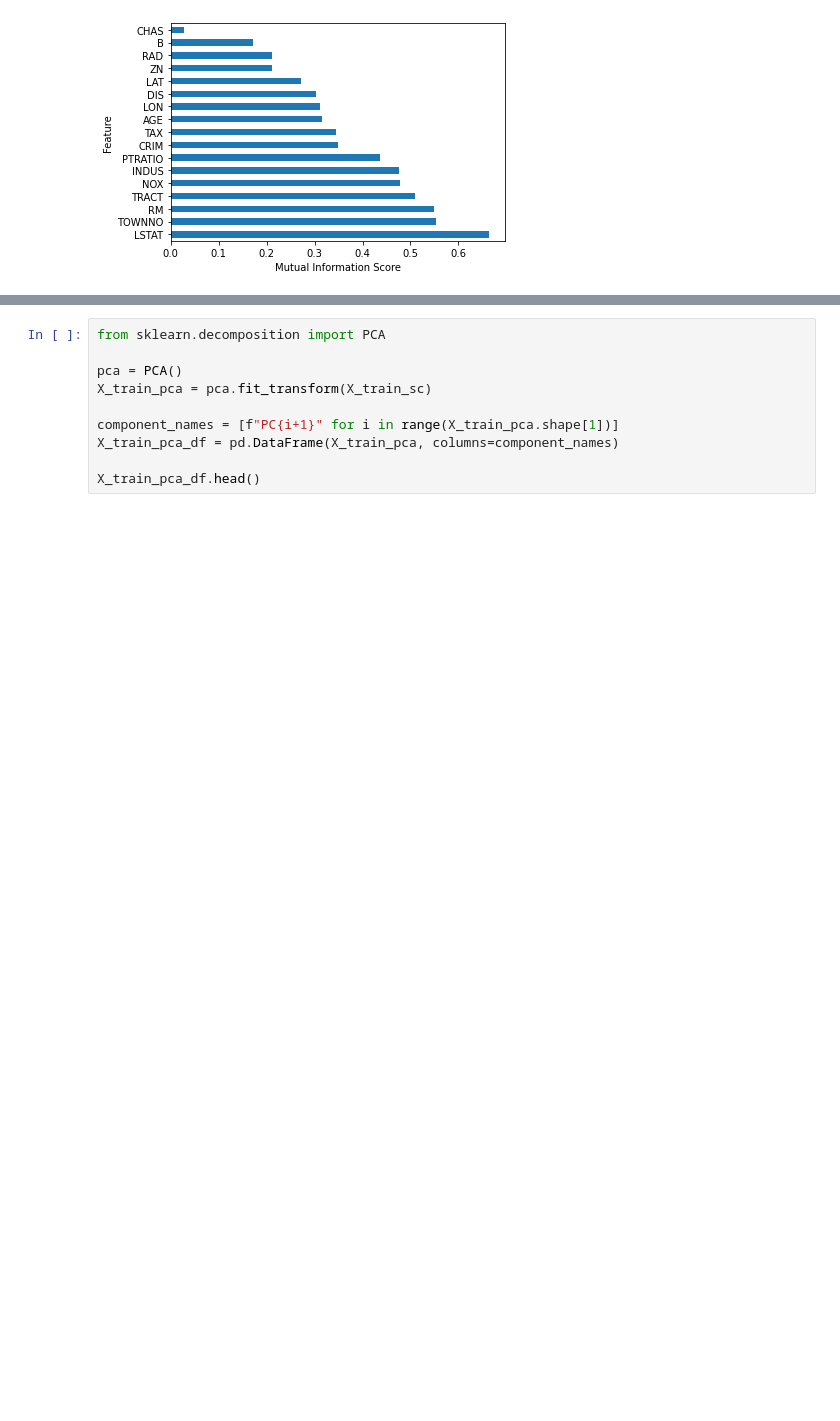
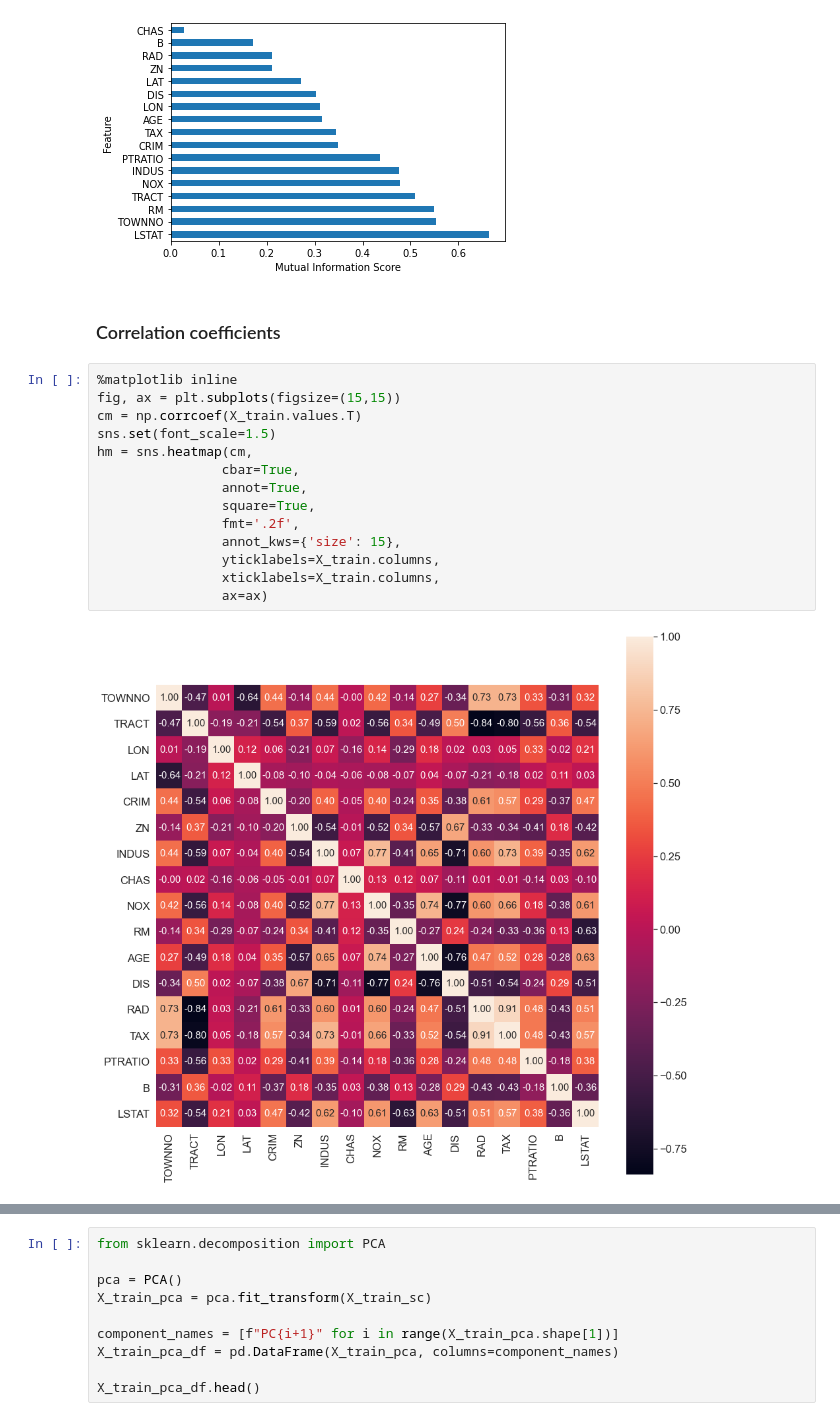
Before and after one commit to jsg16/aihack2021, a Jupyter notebook: data_exploration.ipynb, the cells around one changed output, grey strips where cells are left out. Drawn from its saved outputs; the diff is of its cells as text; blank space fills up the shorter version.

Commit message:
correlation matrix

```diff
--- a/data_exploration.ipynb
+++ b/data_exploration.ipynb
@@ -187,4 +187,22 @@ plt.ylabel('Feature')
 plt.show()
 # %% [output]
 [figure]
+# %% [markdown]
+### Correlation coefficients
+# %%
+%matplotlib inline
+fig, ax = plt.subplots(figsize=(15,15))
+cm = np.corrcoef(X_train.values.T)
+sns.set(font_scale=1.5)
+hm = sns.heatmap(cm,
+                cbar=True,
+                annot=True,
+                square=True,
+                fmt='.2f',
+                annot_kws={'size': 15},
+                yticklabels=X_train.columns,
+                xticklabels=X_train.columns,
+                ax=ax)
+# %% [output]
+[figure, added]
 # %% [markdown]
```
Also changed, not shown: parts of 1 cell of this notebook.
